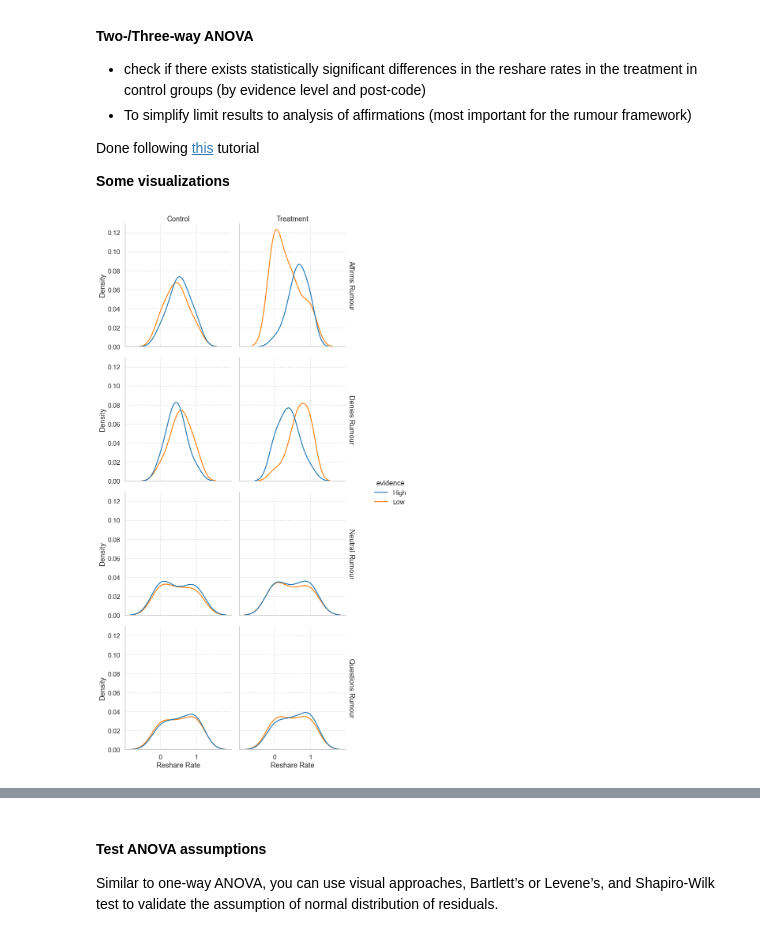
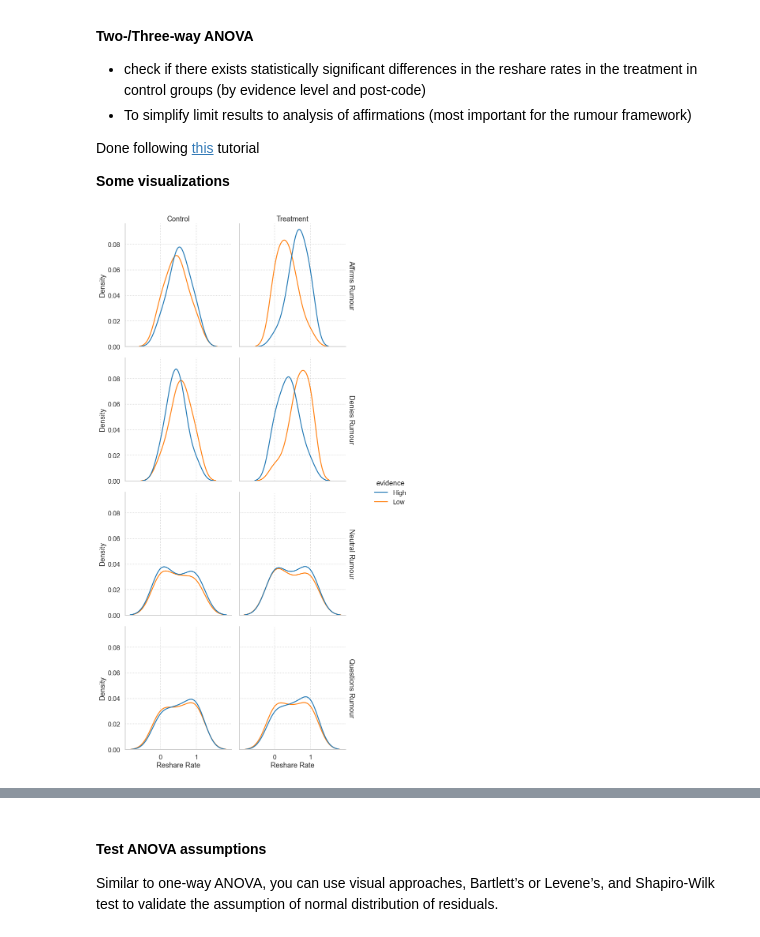
Before and after one commit to cameron-raymond/SDS-Thesis, a Jupyter notebook: notebooks/Descriptive_Analysis.ipynb, the cells around one changed output, grey strips where cells are left out. Saved outputs shown, nothing was run; the diff lists cells and outputs as text; code cells hidden in the pictures.

```diff
--- a/notebooks/Descriptive_Analysis.ipynb
+++ b/notebooks/Descriptive_Analysis.ipynb
@@ -106,33 +106,33 @@ Done following [this](https://www.reneshbedre.com/blog/anova.html) tutorial
 
 **Some visualizations**
 # %%
-group_cols = ["PROLIFIC_ID","SESSION_ID","treatment","warning","evidence","code"]
+group_cols = ["PROLIFIC_ID","treatment","evidence","code"]
 reshare_rates = pd.DataFrame(posts.groupby(group_cols)["reshared"].sum() / posts.groupby(group_cols)["reshared"].count()).reset_index()
 # Nicely format labels
 reshare_rates['treatment'] = reshare_rates['treatment'].replace({False: 'Control',
                                                                  True: 'Treatment'})
 sorting_dict = {'Control': 0,
                 'Treatment': 1,
                 'Affirms': 0,
                 'Denies': 1,
                 'Neutral': 2,
                 'Questions': 3}
 reshare_rates['code'] = reshare_rates['code'].str.title()
 reshare_rates["evidence"] = reshare_rates["evidence"].str.title()
 reshare_rates = reshare_rates.sort_values(by=['treatment','code'],key=lambda x: x.map(sorting_dict))
 g = sns.displot(data=reshare_rates,
             x="reshared",
             hue="evidence",
             col="treatment",
             row="code",
             bw_adjust=1.8,
             facet_kws={"margin_titles":True},
             kind="kde")
 g.set_titles(col_template="{col_name}", row_template="{row_name} Rumour")
 g.set_axis_labels(x_var="Reshare Rate")
 g.fig.savefig("../figures/descriptive_analysis/reshare_rate-hist.pdf")
 # %% [output]
-[figure, old version]
+[figure, new version]
 # %%
 g = sns.catplot(data=reshare_rates,
             x="treatment",
```
Also changed, not shown: parts of 8 cells of this notebook, 6 other files.
